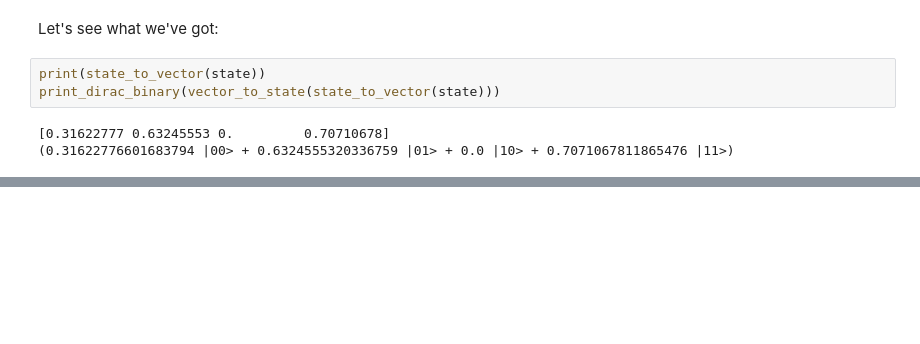
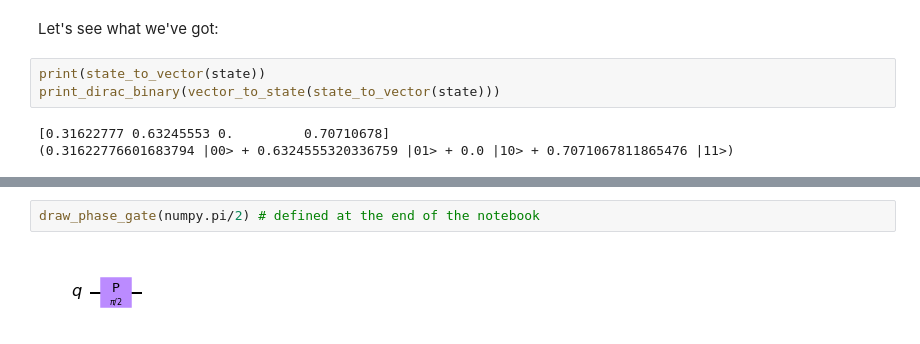
Before and after one commit to yu-yiming/ComputationalPhysics, a Jupyter notebook: Quantum Computing/quantum_computing.ipynb, the cells around one changed output, grey strips where cells are left out. Drawn from its saved outputs; the diff is of its cells as text; blank space fills up the shorter version.

```diff
--- a/Quantum Computing/quantum_computing.ipynb
+++ b/Quantum Computing/quantum_computing.ipynb
@@ -280,0 +261,4 @@ def P(theta):
+# %%
+draw_phase_gate(numpy.pi/2) # defined at the end of the notebook
+# %% [output]
+[figure, added]
```
Also changed, not shown: parts of 70 cells of this notebook.
